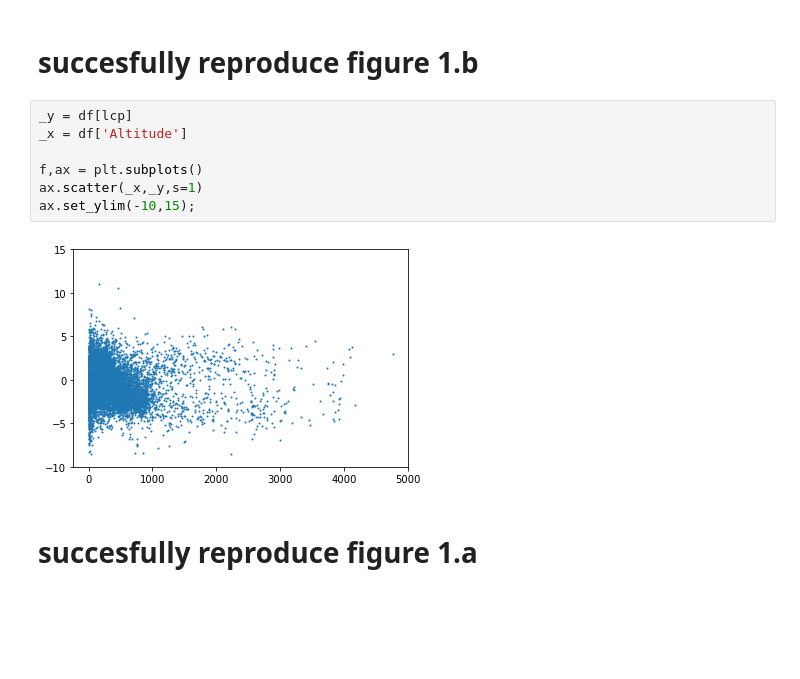
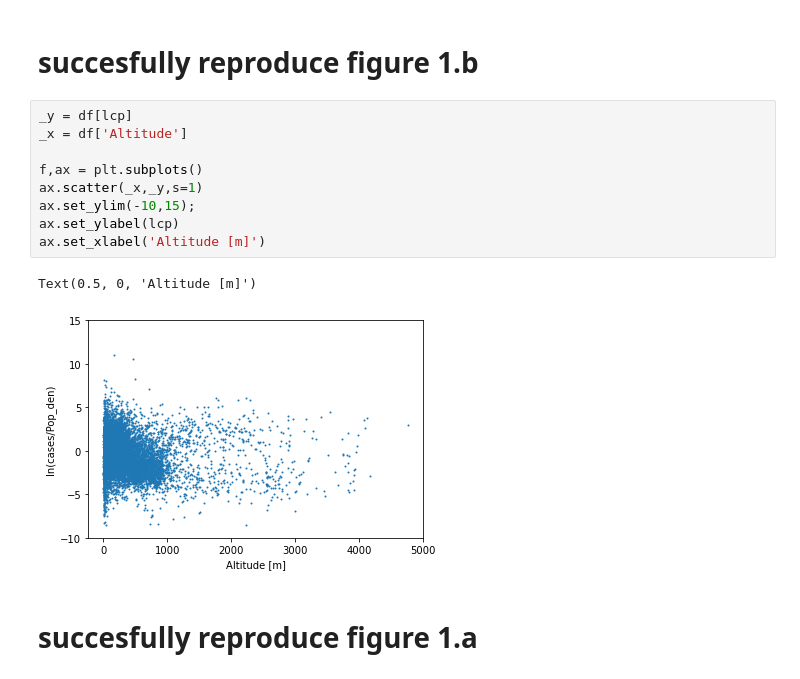
Before and after one commit to daliagachc/cov-alt, a Jupyter notebook: soliz_2021.ipynb, the cells around one changed output. Saved outputs shown, nothing was run; the diff lists cells and outputs as text; blank space fills up the shorter version.

```diff
--- a/soliz_2021.ipynb
+++ b/soliz_2021.ipynb
@@ -73,12 +73,15 @@ df[s2021] = df['cases/Pop_den']
 # %%
 _y = df[lcp]
 _x = df['Altitude']
 
 f,ax = plt.subplots()
 ax.scatter(_x,_y,s=1)
 ax.set_ylim(-10,15);
+ax.set_ylabel(lcp)
+ax.set_xlabel('Altitude [m]')
 # %% [output]
+Text(0.5, 0, 'Altitude [m]')
-[figure, old version]
+[figure, new version]
 # %% [markdown]
 # succesfully reproduce figure 1.a
 # %%
```
Also changed, not shown: parts of 2 cells of this notebook, 19 other files.
